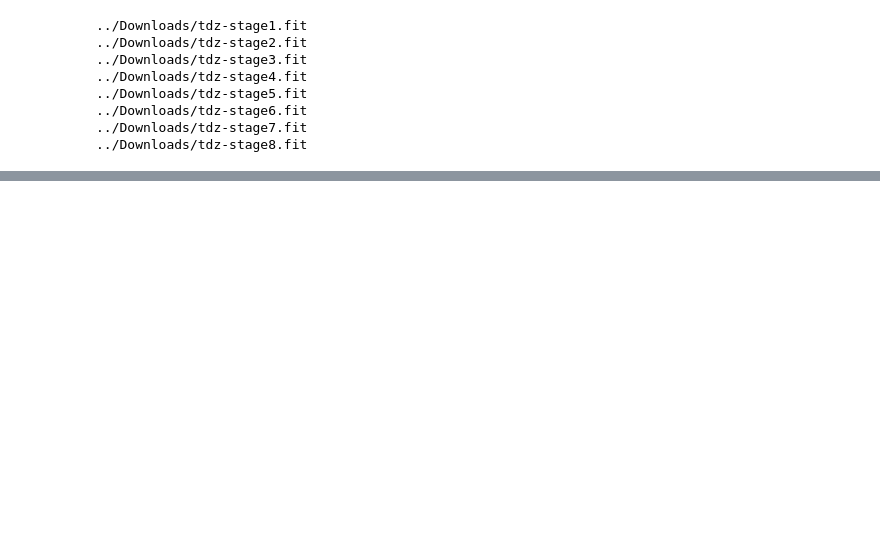
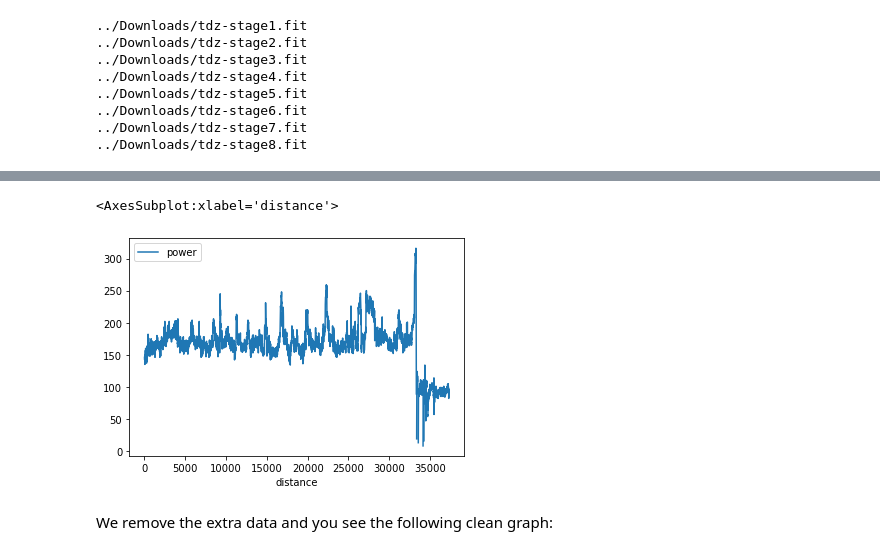
Before and after one commit to sameersegal/workout-analysis, a Jupyter notebook: TDZ - 2021.ipynb, the cells around one changed output, grey strips where cells are left out. Saved outputs shown, nothing was run; the diff lists cells and outputs as text; code cells hidden in the pictures; blank space fills up the shorter version.

```diff
--- a/TDZ - 2021.ipynb
+++ b/TDZ - 2021.ipynb
@@ -55,0 +84,7 @@ for i in range(1,9):
+# %%
+dfs['TDZ-8'].plot("distance","power")
+# %% [output]
+<AxesSubplot:xlabel='distance'>
+[figure, added]
+# %% [markdown]
+We remove the extra data and you see the following clean graph:
```
Also changed, not shown: parts of 34 cells of this notebook, 1 other file.
